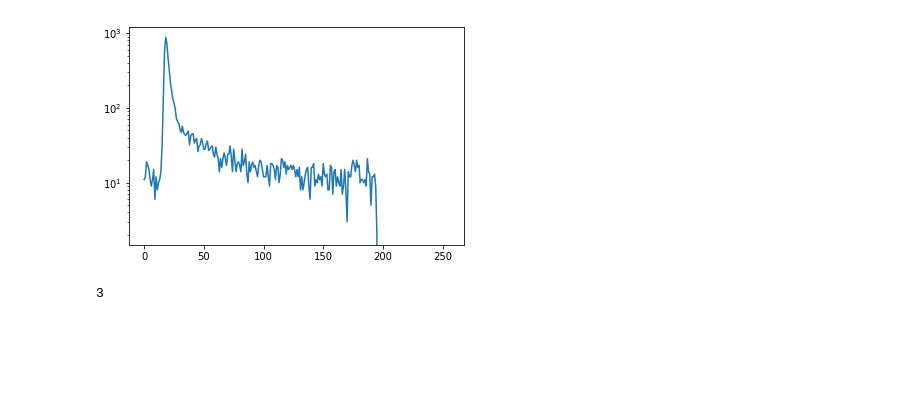
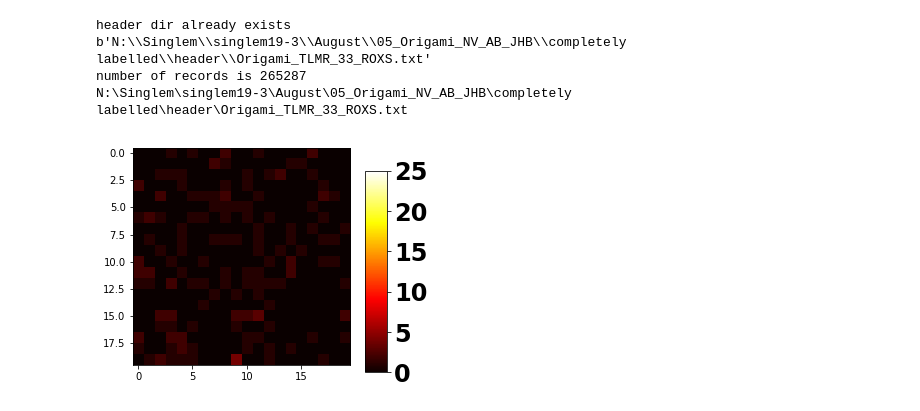
Before and after one commit to Fluorescence-Tools/Seidel, a Jupyter notebook: dev/ImageManipulation_dev.ipynb, the cells around one changed output. Saved outputs shown, nothing was run; the diff lists cells and outputs as text; code cells hidden in the pictures; blank space fills up the shorter version.

```diff
--- a/dev/ImageManipulation_dev.ipynb
+++ b/dev/ImageManipulation_dev.ipynb
@@ -259,5 +34,4 @@ class processLifetimeImage:
 # %%
-a = np.arange(10)
-b = np.arange(10)
-a.dot(b)
+a = np.zeros(10)
+type(a)
 # %% [output]
@@ -265,6 +38,0 @@ a.dot(b)
-# %%
-a = np.arange(8).reshape(2,2,2)
-b = np.arange(2)
-print(a)
-print(b)
-np.tensordot(a,b,axes = 1)
@@ -309,13 +39,47 @@ print(a)
-# %%
-int_imG = imG.sum(axis = 2)
-int_imR = imY.sum(axis = 2)
-#plt.imshow(imG.sum(axis=2))
-plt.plot(imR.sum(axis=(0,1)))
-ax = plt.gca()
-ax.set_yscale('log')
-# %% [output]
-[figure, removed]
-# %%
-len(imY.shape)
-# %% [output]
-3
+# %%
+
+f12 = b'Origami_TLMR_12_ROXS.ptu'
+f33 = b'Origami_TLMR_33_ROXS.ptu'
+fname = f12
+wdir = b'N:\\Singlem\\singlem19-3\\August\\05_Origami_NV_AB_JHB\\completely labelled'
+
+fname = os.path.join(wdir, fname)
+
+obj = processLifetimeImage(fname, uselines = np.array([1,1,1,2]))
+outdir = ''
+obj.loadLifetime()
+obj.gate(26, 200)
+obj.loadIntensity()
+intIm = obj.getIntensity()
+
+obj.loadLifetime()
+obj.gate(26, 200)
+obj.filterLifetime('smear_lifetime', 3)
+obj.meanArrivalTime(26, 54)
+ltIm = obj.getIntensity()
+saveGRYIm(ltIm, os.path.join(wdir, b'TLMR12_snips'), 'lt', 31, 51, 80, 100)
+saveGRYIm(intIm, os.path.join(wdir, b'TLMR12_snips'), '', 31, 51, 80, 100)
+
+fg_color = 'black'
+cmap = cm.hot
+cmap.set_over(color='green')
+cmap.set_under(color='black')
+plt.imshow(intIm.Y[31:51,80:100], vmin = 0, vmax = 25, cmap = cmap)
+fig = plt.gcf()
+cbaxes = fig.add_axes([0.8, 0.1, 0.05, 0.7])
+cbar = plt.colorbar(orientation = 'vertical', fraction = 2, aspect = 7, cax = cbaxes)
+cbar.ax.yaxis.set_tick_params(color=fg_color)
+cbar.outline.set_edgecolor(fg_color)
+
+cbar.ax.set_yticklabels([0,5,10,15,20,25], fontsize=24, weight='bold')
+cbytick_obj = plt.getp(cbar.ax.axes, 'yticklabels')                #tricky
+plt.setp(cbytick_obj, color='w')
+plt.setp(plt.getp(cbar.ax.axes, 'yticklabels'), color=fg_color)
+fig.patch.set_facecolor([0,0,0,0])
+plt.savefig('20190816sniptest.png', dpi = 300, transparent = True)
+# %% [output]
+header dir already exists
+b'N:\\Singlem\\singlem19-3\\August\\05_Origami_NV_AB_JHB\\completely labelled\\header\\Origami_TLMR_33_ROXS.txt'
+number of records is 265287
+N:\Singlem\singlem19-3\August\05_Origami_NV_AB_JHB\completely labelled\header\Origami_TLMR_33_ROXS.txt
+[figure, added]
```
Also changed, not shown: parts of 19 cells of this notebook, 4 other files.
